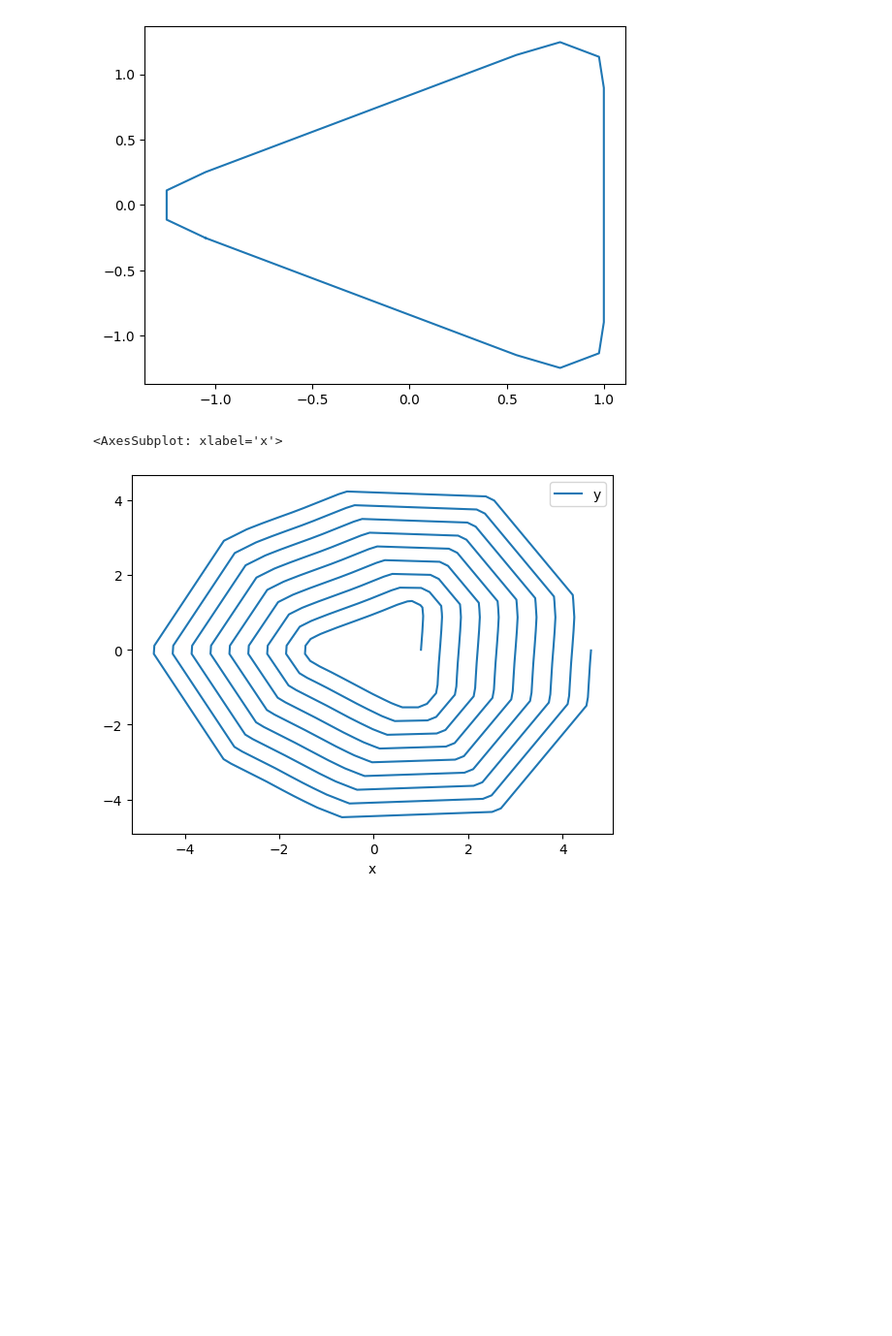
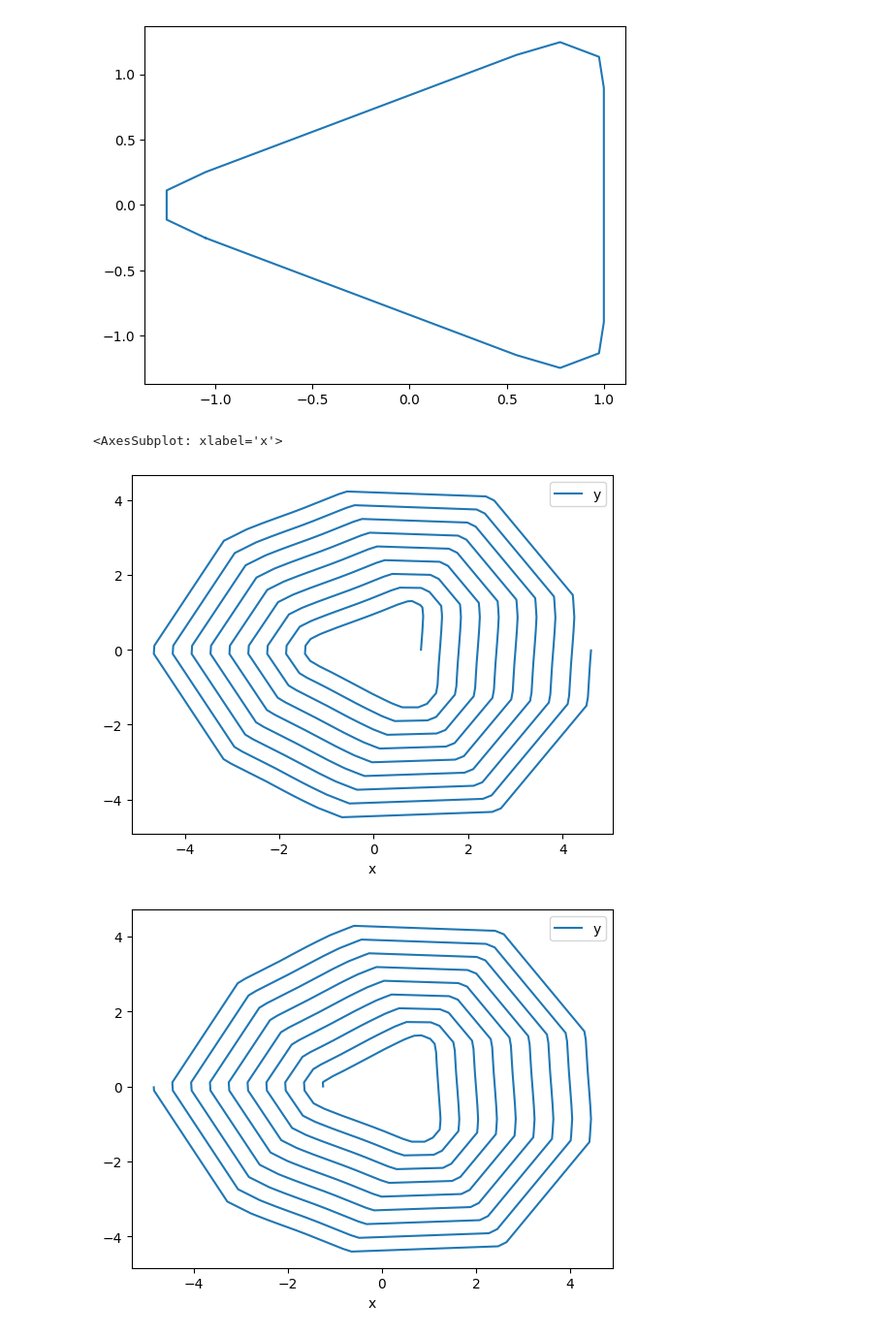
Before and after one commit to atomic14/kicad-coil-plugins, a Jupyter notebook: coil.ipynb, the cells around one changed output. Shown: that part at 97% size. Saved outputs shown, nothing was run; the diff lists cells and outputs as text; code cells hidden in the pictures; blank space fills up the shorter version.

```diff
--- a/coil.ipynb
+++ b/coil.ipynb
@@ -82,8 +94,11 @@ points = get_points(template, TURNS, SPACING, cache)
 # %%
 # plot the points
-df = pd.DataFrame(points, columns=['x', 'y'])
+df = pd.DataFrame(points_f, columns=['x', 'y'])
 df.plot.line(x='x', y='y')
+df = pd.DataFrame(points_b, columns=['x', 'y'])
+df.plot.line(x='x', y='y')
 # %% [output]
 <AxesSubplot: xlabel='x'>
 [figure]
+[figure, added]
 # %%
```
Also changed, not shown: parts of 5 cells of this notebook.
